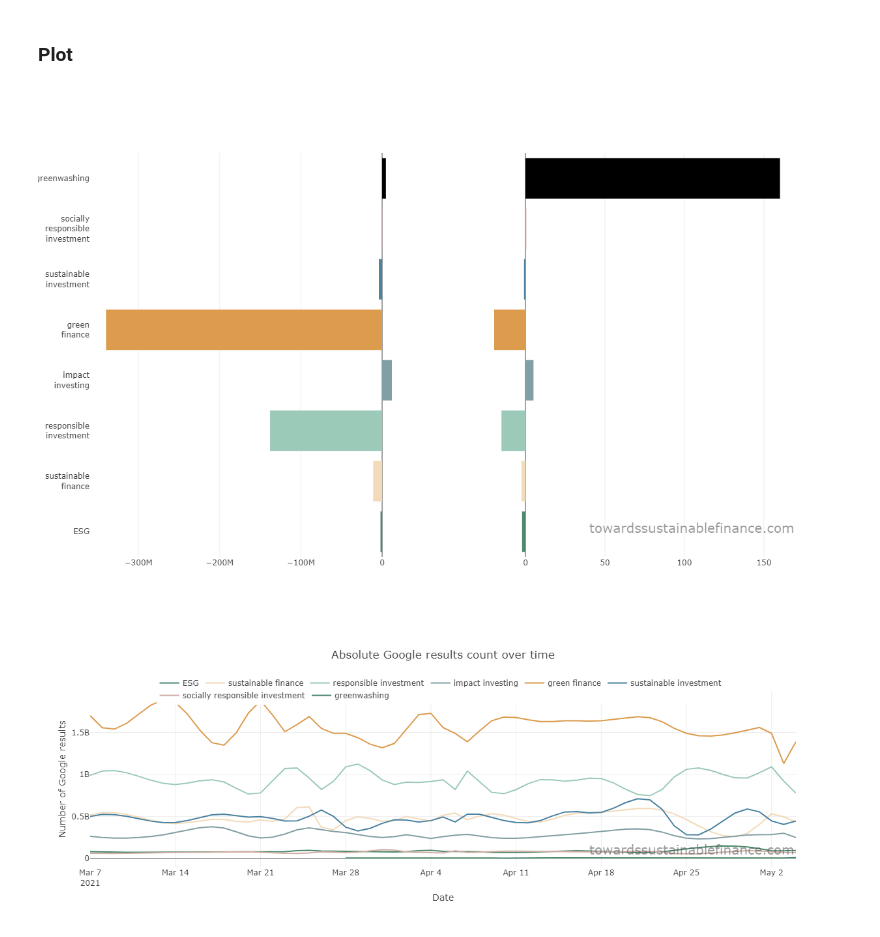
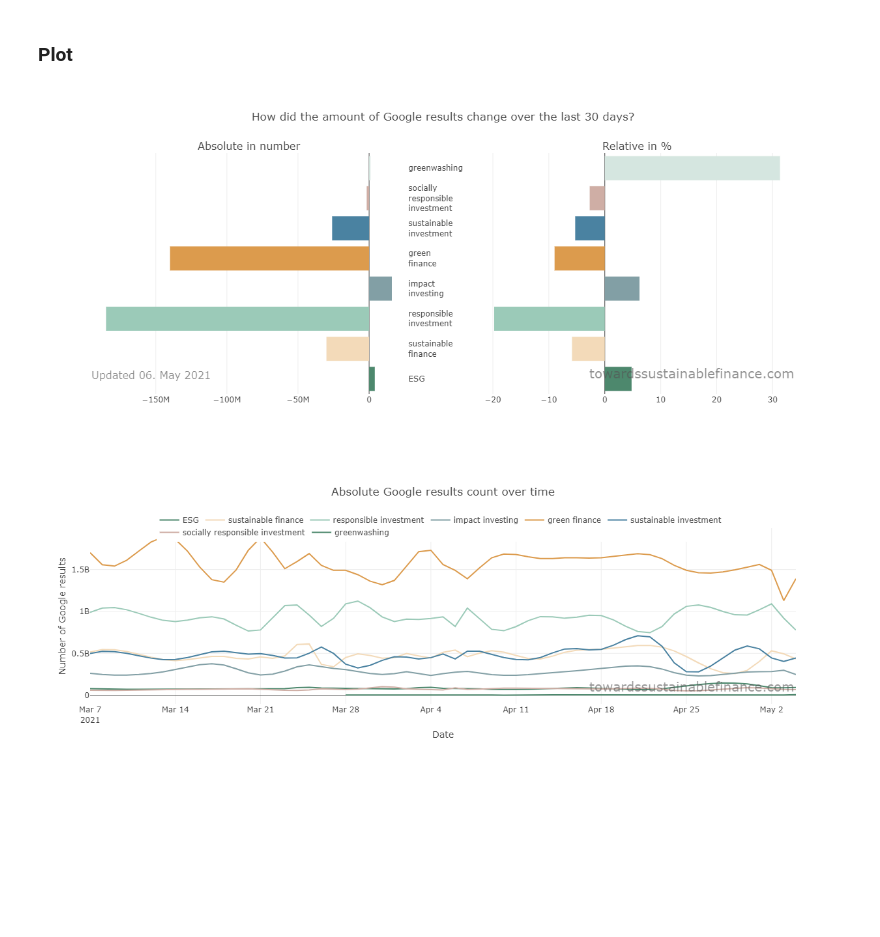
Before and after one commit to philippschmalen/ESG-topics-Google-count, a Jupyter notebook: notebooks/4-data-exploration.ipynb, the cells around one changed output. Saved outputs shown, nothing was run; the diff lists cells and outputs as text; code cells hidden in the pictures; blank space fills up the shorter version.

Commit message:
added analysis transform to pipeline and export data

```diff
--- a/notebooks/4-data-exploration.ipynb
+++ b/notebooks/4-data-exploration.ipynb
@@ -25,7 +25,6 @@ FILENAME = settings['project']['export_filename']
 # %% [markdown]
 ### LOAD RAW DATA
 # %%
-# ---------------------------------------------------
 """
 ~-- LOAD RAW DATA
 Loads the queried data from the external data directory (data/0_raw)
@@ -36,7 +35,7 @@ import os
 import pandas as pd
 import logging
 
-def load_data(raw_data_dir, filename):
+def load(raw_data_dir, filename):
     # merge all data from directory
     data_files = glob(f'{os.path.join(raw_data_dir, filename)}*')
     logging.info(
@@ -72,7 +71,6 @@ def assert_raw_df(df):
         f"Expected columns {expected_columns}.\nFound {assert_columns} instead."
     # assert at least 1 datetime column
     assert (df.dtypes == 'datetime64[ns]').any(), "Column type 'Datetime64[ns]' not found in dataframe "
-# ---------------------------------------------------
 # %% [markdown]
 ### TRANSFORM
 # %%
@@ -149,12 +147,11 @@ def subset_last_x_days(df, last_x_days=30):
 # %%
 logging.basicConfig(level=logging.INFO)
 
-df = (load_data(raw_data_dir='../data/0_raw', filename='google_results_count')
+df = (load(raw_data_dir='../data/0_raw', filename='google_results_count')
       .pipe(impute_results_count)
      .pipe(feature_engineering))
 
-last_x_days = 30
-df_lxdays = subset_last_x_days(df, last_x_days=last_x_days)
+
 
 # TODO: visualization of circle size at start date -arrow->  size at end date
 # %% [output]
@@ -166,26 +161,41 @@ x_axis_labels = [s.replace(' ', '<br>') for s in df.keyword.unique()]
 # %%
 # -- layout template
 import plotly.io as pio
+import plotly.graph_objects as go
+from datetime import datetime
 
-tsf_colorscale = ["#4d886d", "#f3dab9", "#9bcab8", "#829fa5", "#dc9b4d", "#4a82a1", "#cfaea5", ]
+tsf_colorscale = ["#4d886d", "#f3dab9", "#9bcab8", "#829fa5", "#dc9b4d", "#4a82a1", "#cfaea5", '#D5E6E0']
+updated_on = datetime.now().strftime("%d. %B %Y")
 
 # naming a layout theme for future reference
 pio.templates["tsf"] = go.layout.Template(
     layout_colorway=tsf_colorscale,
     layout_hovermode= 'closest',
-    # layout_plot_bgcolor='#D5E6E0', # bright background color
+    # layout_plot_bgcolor='#D5E6E0'
     # dark font color: #545454
     layout_font_family='Verdana',
     layout_annotations=[
         dict(
             name="watermark",
-            text="towardssustainablefinance.com",
+            text=f"towardssustainablefinance.com",
             textangle=0,
-            opacity=0.6,
+            opacity=0.65,
             font=dict(color="#545454", size=20),
             xref="paper",
             yref="paper",
             x=1,
+            y=0.05,
+            showarrow=False,
+        ),
+        dict(
+            name="watermark2",
+            text=f"Updated {updated_on}",
+            textangle=0,
+            opacity=0.65,
+            font=dict(color="#545454", size=16),
+            xref="paper",
+            yref="paper",
+            x=0,
             y=0.05,
             showarrow=False,
         )
@@ -195,10 +205,12 @@ pio.templates.default = 'tsf'
 
 from plotly.subplots import make_subplots
 import plotly.express as px
-import plotly.graph_objects as go
 import chart_studio.plotly as py
 
-
+# -- plot data
+last_x_days = 30
+df_lxdays = subset_last_x_days(df, last_x_days=last_x_days)
+x_axis_labels = [s.replace(' ', '<br>') for s in df.keyword.unique()]
 
 # fig = px.line(df, x="query_timestamp", y="results_count", color="keyword",
 #               title='Absolute Google results count over time',
@@ -231,37 +243,48 @@ import chart_studio.plotly as py
 #     yanchor="top",
 #     y=1.1,
 #     xanchor="right",
 #     x=.98
 # ))
 # fig.show()
 
 # ------------
-fig = make_subplots(rows=1, cols=2, shared_yaxes=True,)
+plot_title = f"How did the amount of Google results change over the last {last_x_days} days?"
+absolute_plot_title = 'Absolute in number'
+relative_plot_title = 'Relative in %'
+fig = make_subplots(rows=1, cols=2,
+                    shared_yaxes=True,
+                    shared_xaxes=False,
+                    subplot_titles=[absolute_plot_title, relative_plot_title])
 fig.add_trace(
     go.Bar(
             x=df_lxdays.lxdays_absolute_change,
             y=x_axis_labels,
             orientation='h'
     ),
     row=1, col=1
 )
+fig.update_yaxes(ticklabelposition='outside', side='right')
+# fig.update_xaxes(title_text='hello', row=1, col=1)
+
 fig.add_trace(
     go.Bar(
             x=df_lxdays.lxdays_relative_change,
             y=x_axis_labels,
             orientation='h'
     ),
     row=1, col=2
 )
+# fig.update_xaxes(title_text='hello2', row=1, col=2)
 
 fig.update_traces(marker=dict(color=tsf_colorscale),
                 showlegend=False)
-fig.update_layout( width=800,
-                height=800)
+fig.update_layout(title_text=plot_title,
+                width=1000,
+                height=550)
 
 fig.show()
 # %% [output]
-[figure, old version]
+[figure, new version]
 # %%
 fig_abs_overall_change = px.bar(df_lxdays, x="keyword", y="lxdays_absolute_change", color="keyword",
              title=f'Absolute change of Google results last {last_x_days} days',
```
Also changed, not shown: parts of 1 cell of this notebook, 4 other files.
